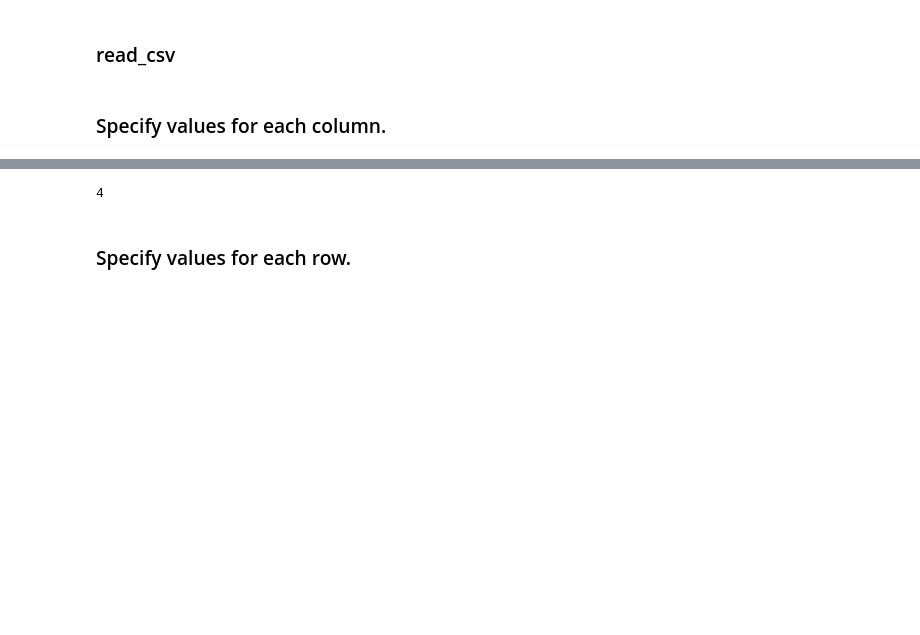
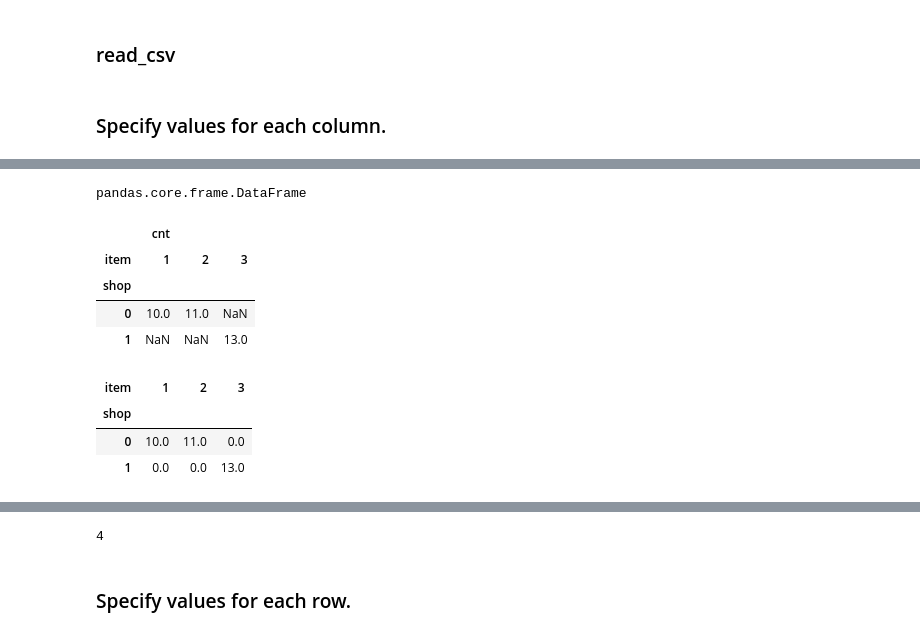
Before and after one commit to Sugeei/python-practice, a Jupyter notebook: pandas_doc/pandas_entrance.ipynb, the cells around one changed output, grey strips where cells are left out. Saved outputs shown, nothing was run; the diff lists cells and outputs as text; code cells hidden in the pictures; blank space fills up the shorter version.

```diff
--- a/pandas_doc/pandas_entrance.ipynb
+++ b/pandas_doc/pandas_entrance.ipynb
@@ -28,0 +34,5 @@ warnings.filterwarnings("ignore")
+# %%
+df = pd.DataFrame([[0,1,10],
+                  [0,2,11],
+                  [1,3,13]], columns=['shop','item','cnt'])#
+df
@@ -28,0 +53,3 @@ warnings.filterwarnings("ignore")
+# %%
+df = df.groupby(['shop','item'])['cnt'].sum()
+df
@@ -28,0 +62,3 @@ warnings.filterwarnings("ignore")
+# %%
+df = df.set_index(['shop','item'])
+df
@@ -28,0 +71,4 @@ warnings.filterwarnings("ignore")
+# %%
+type(df)
+# %% [output]
+pandas.core.frame.DataFrame
@@ -28,0 +78,16 @@ warnings.filterwarnings("ignore")
+# %%
+df = df.unstack(level=-1)
+df
+# %% [output]
+|  | cnt |  |  |
+| item | 1 | 2 | 3 |
+| shop |  |  |  |
+| 0 | 10.0 | 11.0 | NaN |
+| 1 | NaN | NaN | 13.0 |
+# %%
+df.fillna(0)
+# %% [output]
+| item | 1 | 2 | 3 |
+| shop |  |  |  |
+| 0 | 10.0 | 11.0 | 0.0 |
+| 1 | 0.0 | 0.0 | 13.0 |
```
Also changed, not shown: parts of 20 cells of this notebook, 52 other files.
